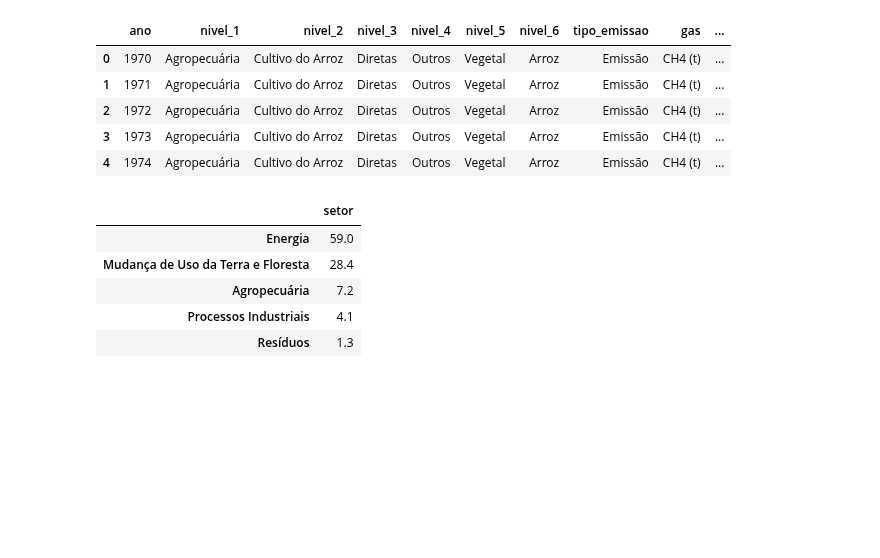
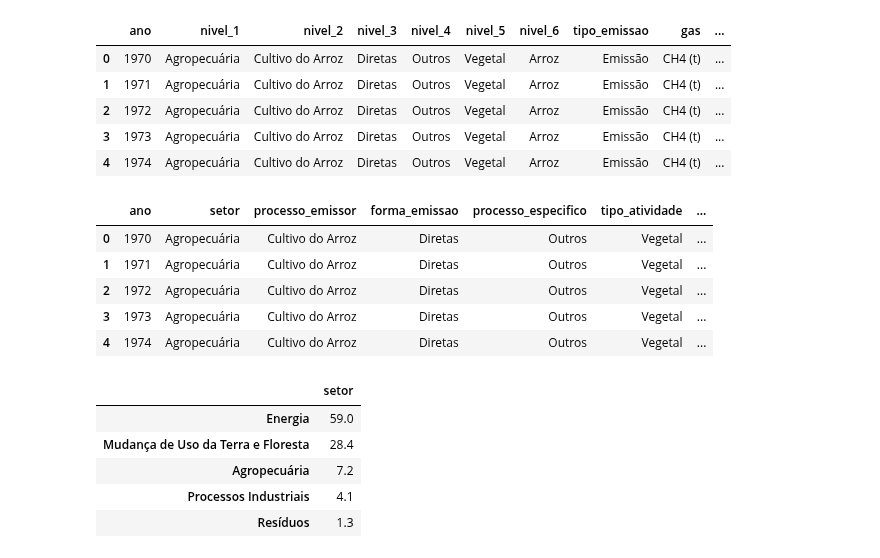
Before and after one commit to Iamiran1/Projeto-2---Ci-ncia-de-Dados, a Jupyter notebook: P2 .ipynb, the cells around one changed output. Drawn from its saved outputs; the diff is of its cells as text; code cells hidden in the pictures; blank space fills up the shorter version.

```diff
--- a/P2 .ipynb
+++ b/P2 .ipynb
@@ -39,7 +39,15 @@ dados = dados.rename(columns={'nivel_4': 'processo_especifico'})
 dados = dados.rename(columns={'nivel_5': 'tipo_atividade'})
 dados = dados.rename(columns={'nivel_6': 'atividade_especifica'})
 # %%
-#Eliminando dados desnecessários
+#Tabela atualizada com novas nomenclaturas
+dados.head()
+# %% [output]
+|  | ano | setor | processo_emissor | forma_emissao | processo_especifico | tipo_atividade | ... |
+| 0 | 1970 | Agropecuária | Cultivo do Arroz | Diretas | Outros | Vegetal | ... |
+| 1 | 1971 | Agropecuária | Cultivo do Arroz | Diretas | Outros | Vegetal | ... |
+| 2 | 1972 | Agropecuária | Cultivo do Arroz | Diretas | Outros | Vegetal | ... |
+| 3 | 1973 | Agropecuária | Cultivo do Arroz | Diretas | Outros | Vegetal | ... |
+| 4 | 1974 | Agropecuária | Cultivo do Arroz | Diretas | Outros | Vegetal | ... |
 # %%
 dados.setor.value_counts(normalize=True).to_frame().round(3)*100
 # %% [output]
```
Also changed, not shown: parts of 8 cells of this notebook.
